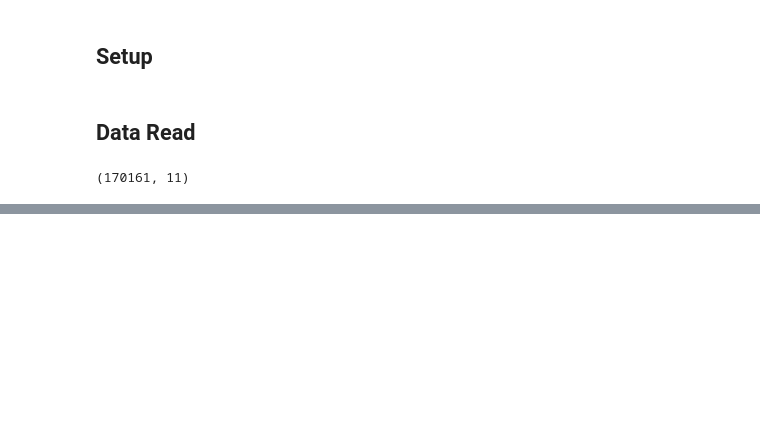
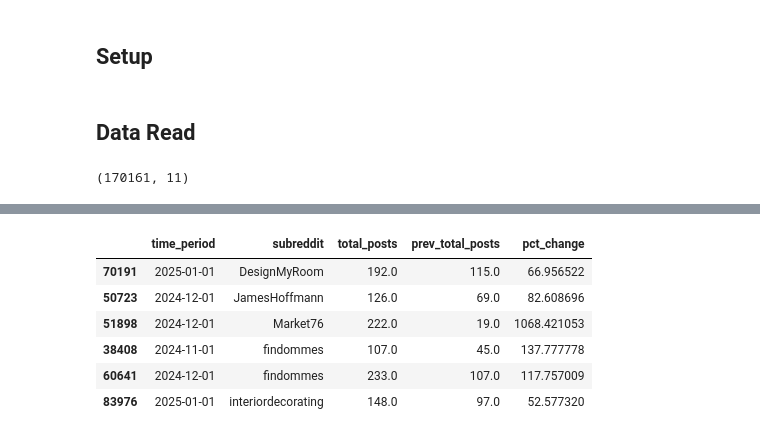
Before and after one commit to shahp7575/reddit_coffee_dashboard, a Jupyter notebook: notebooks/data_model.ipynb, the cells around one changed output, grey strips where cells are left out. Saved outputs shown, nothing was run; the diff lists cells and outputs as text; code cells hidden in the pictures; blank space fills up the shorter version.

```diff
--- a/notebooks/data_model.ipynb
+++ b/notebooks/data_model.ipynb
@@ -25,0 +204,10 @@ df.head()
+# %%
+df_stock_month[(df_stock_month['total_posts'] > 100) & (df_stock_month['pct_change'] > 50.0)]
+# %% [output]
+|  | time_period | subreddit | total_posts | prev_total_posts | pct_change |
+| 70191 | 2025-01-01 | DesignMyRoom | 192.0 | 115.0 | 66.956522 |
+| 50723 | 2024-12-01 | JamesHoffmann | 126.0 | 69.0 | 82.608696 |
+| 51898 | 2024-12-01 | Market76 | 222.0 | 19.0 | 1068.421053 |
+| 38408 | 2024-11-01 | findommes | 107.0 | 45.0 | 137.777778 |
+| 60641 | 2024-12-01 | findommes | 233.0 | 107.0 | 117.757009 |
+| 83976 | 2025-01-01 | interiordecorating | 148.0 | 97.0 | 52.577320 |
```
Also changed, not shown: parts of 26 cells of this notebook.
